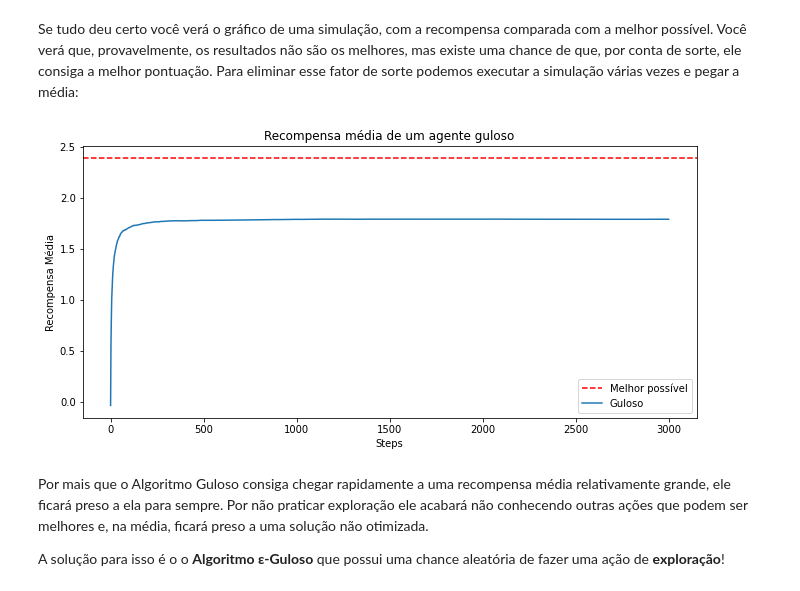
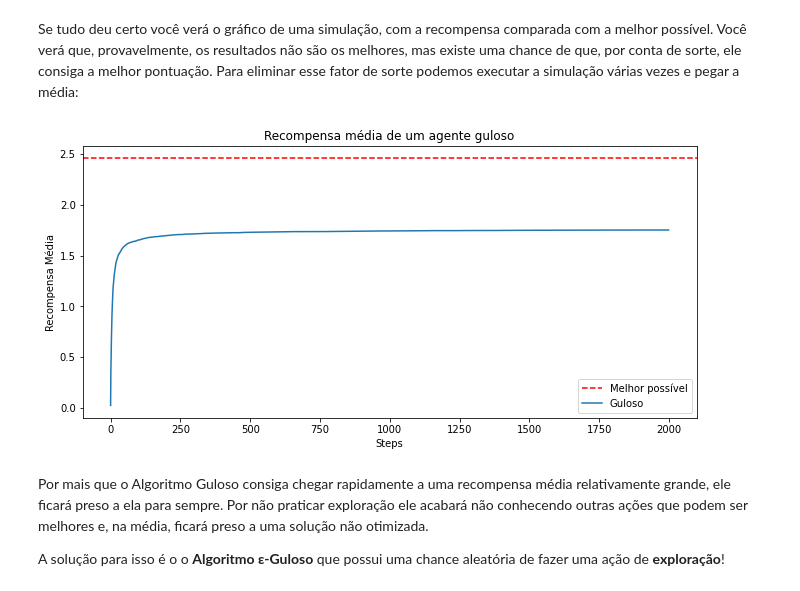
Before and after one commit to mariddc/Projeto-Trainee-RL-2021-Mariana, a Jupyter notebook: Tarefa 1 - Bandits.ipynb, the cells around one changed output. Drawn from its saved outputs; the diff is of its cells as text; code cells hidden in the pictures.

```diff
--- a/Tarefa 1 - Bandits.ipynb
+++ b/Tarefa 1 - Bandits.ipynb
@@ -38,7 +38,7 @@ Deixamos o código em orientação a objetos porque é o mais comum para ambient
 Vamos brincar um pouco com nosso ambiente para entender ele melhor:
 # %%
 np.random.seed(31415)
-env = Bandit(5) # inicializa um bandit de 5 alavancas
+env = Bandit(6) # inicializa um bandit de 5 alavancas
 # %%
 # Vamos ver os valores esperados de cada uma das alavancas
 for i in range(len(env.bandits_expectations)):
@@ -189,7 +189,7 @@ O código de treinamento deve ser definido como:
 ### Exercício 3, implementando o treinamento do agente
 Complete o código a baixo conforme as definições:
 # %%
-n_steps = 500
+n_steps = 1500
 
 agent = GreedyAgent(k_arms = 10)
 env = Bandit(k_arms = 10)
@@ -221,8 +221,8 @@ plt.show()
 # %% [markdown]
 Se tudo deu certo você verá o gráfico de uma simulação, com a recompensa comparada com a melhor possível. Você verá que, provavelmente, os resultados não são os melhores, mas existe uma chance de que, por conta de sorte, ele consiga a melhor pontuação. Para eliminar esse fator de sorte podemos executar a simulação várias vezes e pegar a média:
 # %%
-n_steps = 3_000
-n_simulations = 150
+n_steps = 2_000
+n_simulations = 250
 total_means = []
 
 max_means = 0
@@ -230,34 +230,34 @@ for simulation in range(n_simulations):
 
     agent = GreedyAgent(k_arms = 10)
     env = Bandit(k_arms = 10)
 
     score = [0]
     means = []
 
     max_means += np.max(env.bandits_expectations)
 
     for step in range(n_steps):
         # tome ação no ambiente
         reward = env.gamble(agent.last_action)
 
         # Atualize a estimativa de valor do agente
         agent.agent_step(reward)
 
         score.append(score[-1] + reward)
         means.append(score[-1]/(step+1))
 
     total_means.append(means)
 
 plt.figure(figsize=(11,5))
 plt.title("Recompensa média de um agente guloso")
 plt.axline((0, max_means/n_simulations), slope=0, ls="--", c="red", label="Melhor possível")
 plt.plot(np.mean(total_means, axis=0), label="Guloso")
 plt.xlabel("Steps")
 plt.ylabel("Recompensa Média")
 plt.legend(loc="best")
 plt.show()
 # %% [output]
-[figure, old version]
+[figure, new version]
 # %% [markdown]
 Por mais que o Algoritmo Guloso consiga chegar rapidamente a uma recompensa média relativamente grande, ele ficará preso a ela para sempre. Por não praticar exploração ele acabará não conhecendo outras ações que podem ser melhores e, na média, ficará preso a uma solução não otimizada.
 
```
Also changed, not shown: parts of 6 cells of this notebook.
